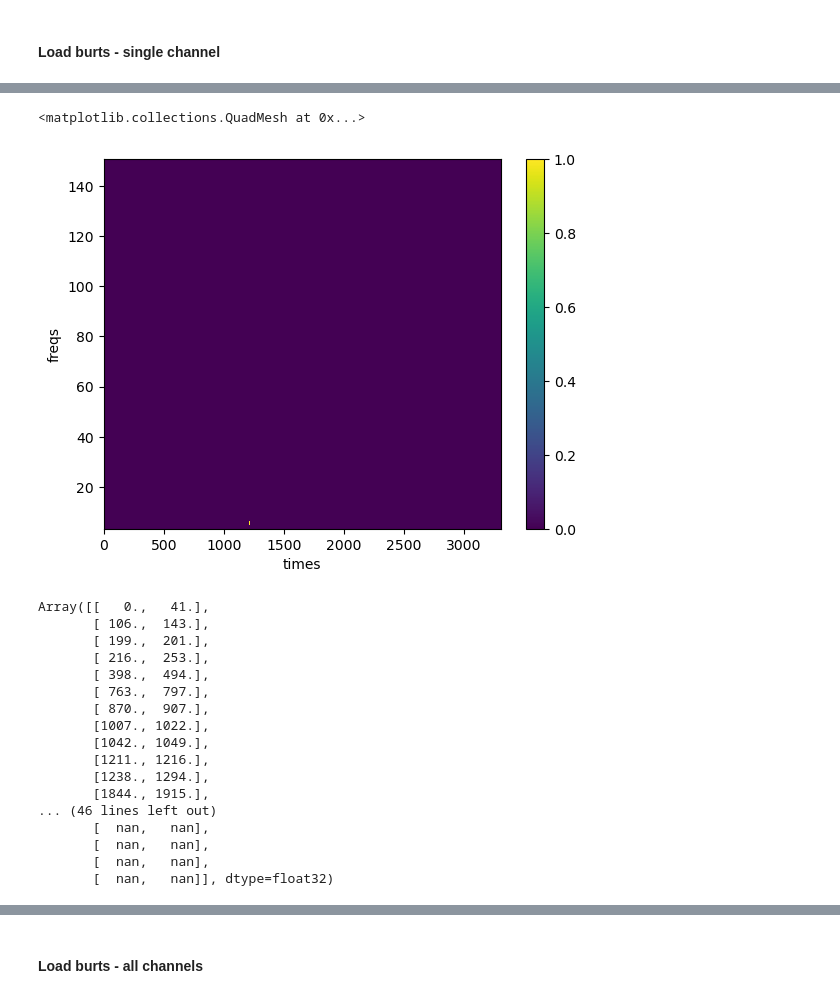
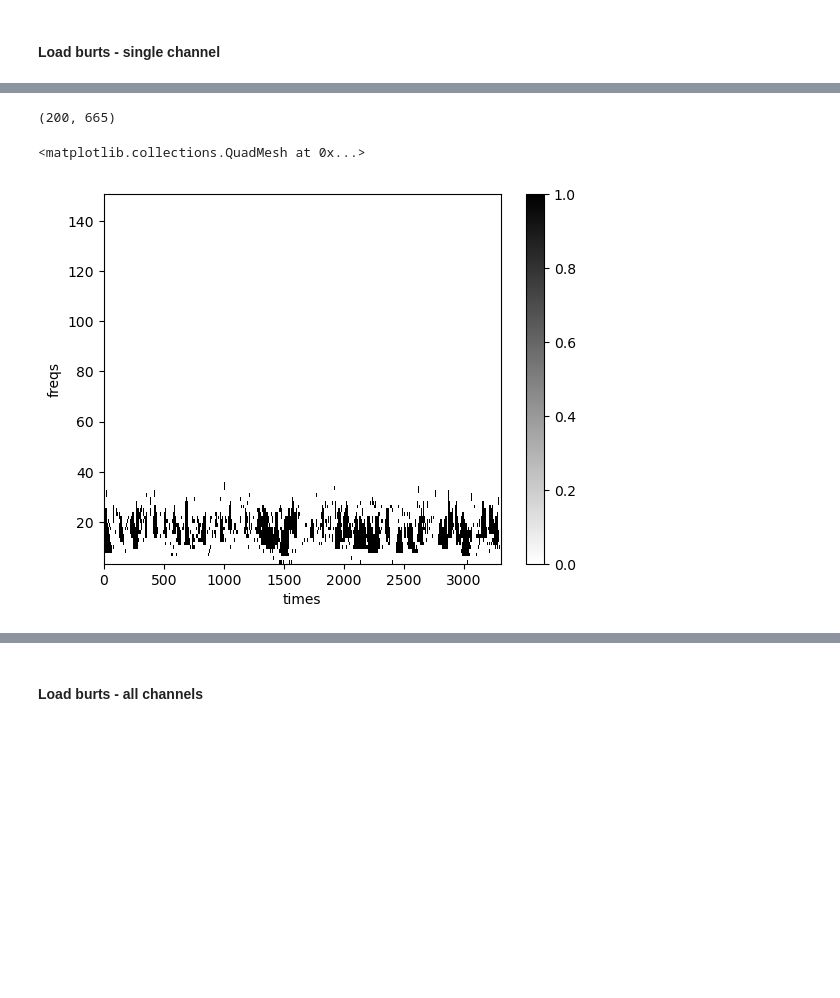
Before and after one commit to ViniciusLima94/vanderbilt, a Jupyter notebook: notebooks/5_Burst_Stats.ipynb, the cells around one changed output, grey strips where cells are left out. Cells and saved outputs as stored; diff of their text form; code cells hidden in the pictures; blank space fills up the shorter version.

```diff
--- a/notebooks/5_Burst_Stats.ipynb
+++ b/notebooks/5_Burst_Stats.ipynb
@@ -384,25 +374,0 @@ array(9)
-# %%
-(bursts[0, 1] ==11).plot()
-# %% [output]
-<matplotlib.collections.QuadMesh at 0x...>
-[figure, removed]
-# %%
-features["temp_spread"][0]
-# %% [output]
-Array([[   0.,   41.],
-       [ 106.,  143.],
-       [ 199.,  201.],
-       [ 216.,  253.],
-       [ 398.,  494.],
-       [ 763.,  797.],
-       [ 870.,  907.],
-       [1007., 1022.],
-       [1042., 1049.],
-       [1211., 1216.],
-       [1238., 1294.],
-       [1844., 1915.],
-... (46 lines left out)
-       [  nan,   nan],
-       [  nan,   nan],
-       [  nan,   nan],
-       [  nan,   nan]], dtype=float32)
@@ -409,3 +377,12 @@ Array([[   0.,   41.],
+# %%
+idx.shape
+# %% [output]
+(200, 665)
+# %%
+(bursts.sel(IMFs=2)[0] > 0).plot(cmap="binary")
+# %% [output]
+<matplotlib.collections.QuadMesh at 0x...>
+[figure, added]
 # %%
 features_names = [
     "average(time)",
```
Also changed, not shown: parts of 24 cells of this notebook, 5 other files.
